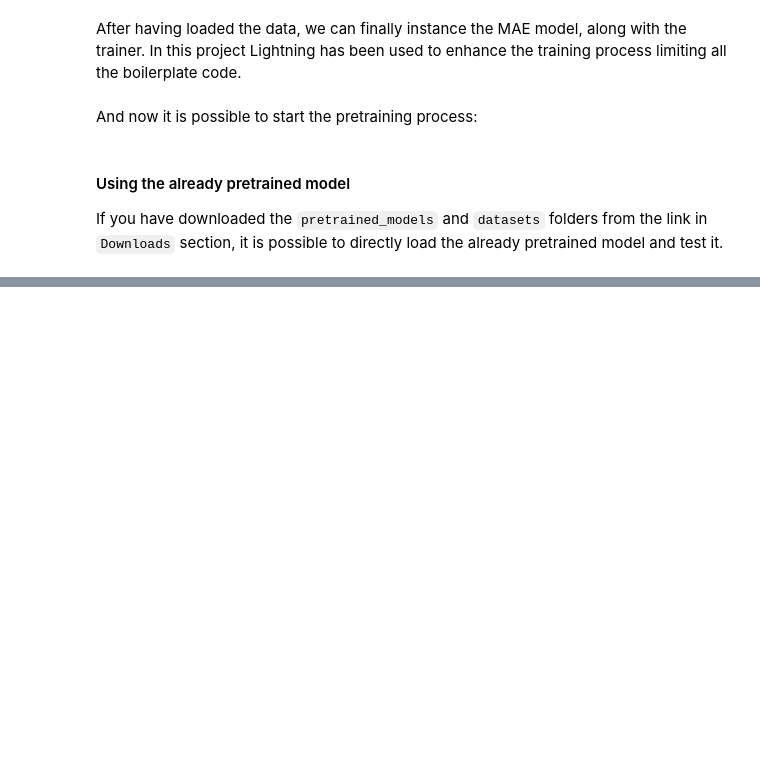
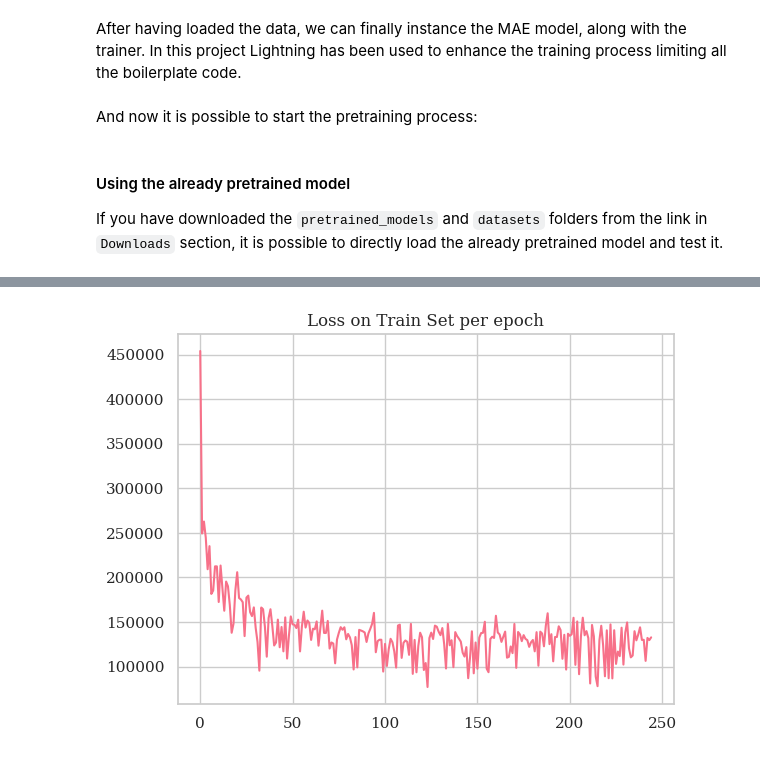
Before and after one commit to dan-crdll/nn_project_dreamdiffusion, a Jupyter notebook: solution_description.ipynb, the cells around one changed output, grey strips where cells are left out. Saved outputs shown, nothing was run; the diff lists cells and outputs as text; code cells hidden in the pictures; blank space fills up the shorter version.

```diff
--- a/solution_description.ipynb
+++ b/solution_description.ipynb
@@ -158,0 +167,10 @@ plt.show()
+# %%
+import pandas as pd
+
+df = pd.read_csv('./pretrained_models/train_loss_mae.csv', sep=',')
+
+plt.plot(df['Value'])
+plt.title('Loss on Train Set per epoch')
+plt.show()
+# %% [output]
+[figure, added]
```
Also changed, not shown: parts of 3 cells of this notebook, 5 other files.
